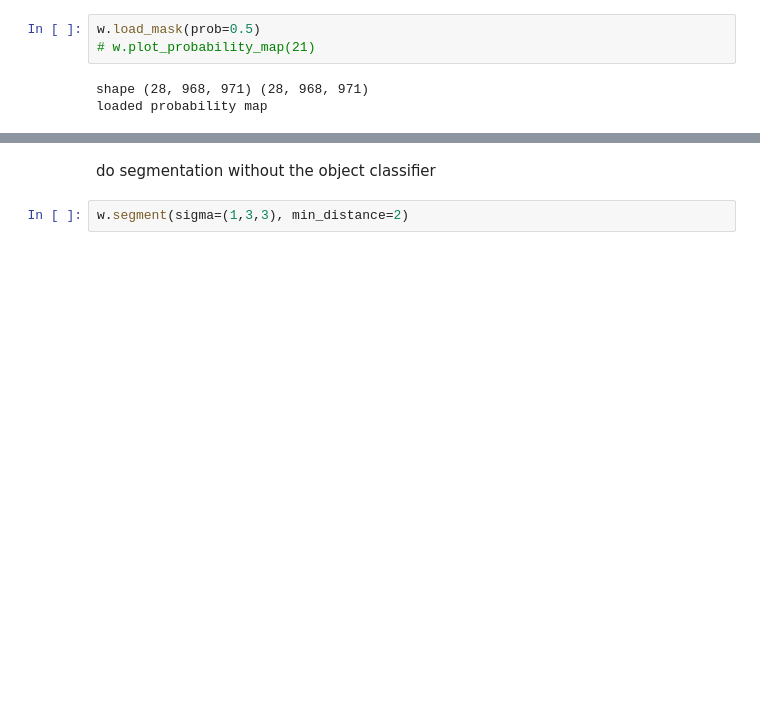
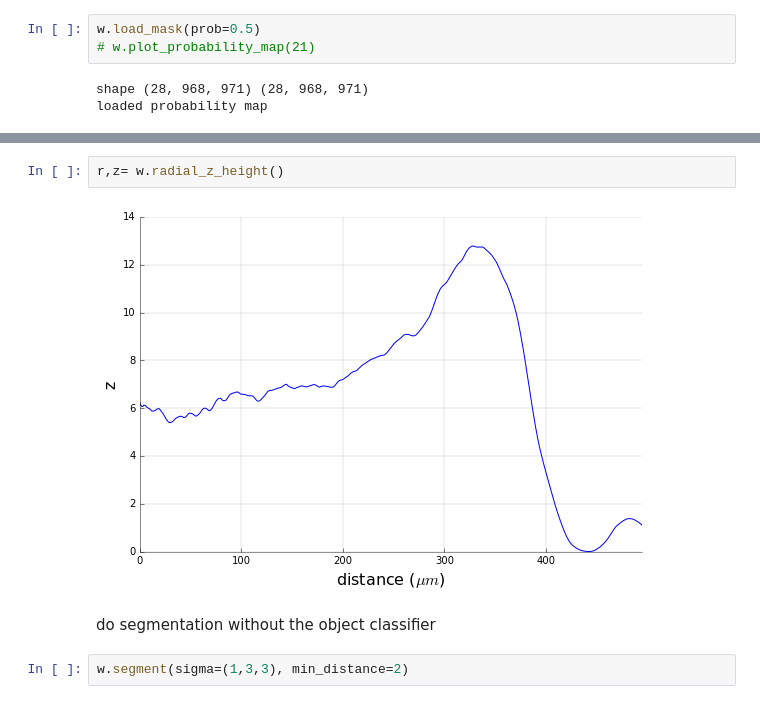
Before and after one commit to jjmetzger/stemcell_segmentation, a Jupyter notebook: mouse_example3.ipynb, the cells around one changed output, grey strips where cells are left out. Drawn from its saved outputs; the diff is of its cells as text; blank space fills up the shorter version.

```diff
--- a/mouse_example3.ipynb
+++ b/mouse_example3.ipynb
@@ -33,3 +37,7 @@ loaded probability map
+# %%
+r,z= w.radial_z_height()
+# %% [output]
+[figure, added]
 # %% [markdown]
 do segmentation without the object classifier
 # %%
```
Also changed, not shown: parts of 6 cells of this notebook.
